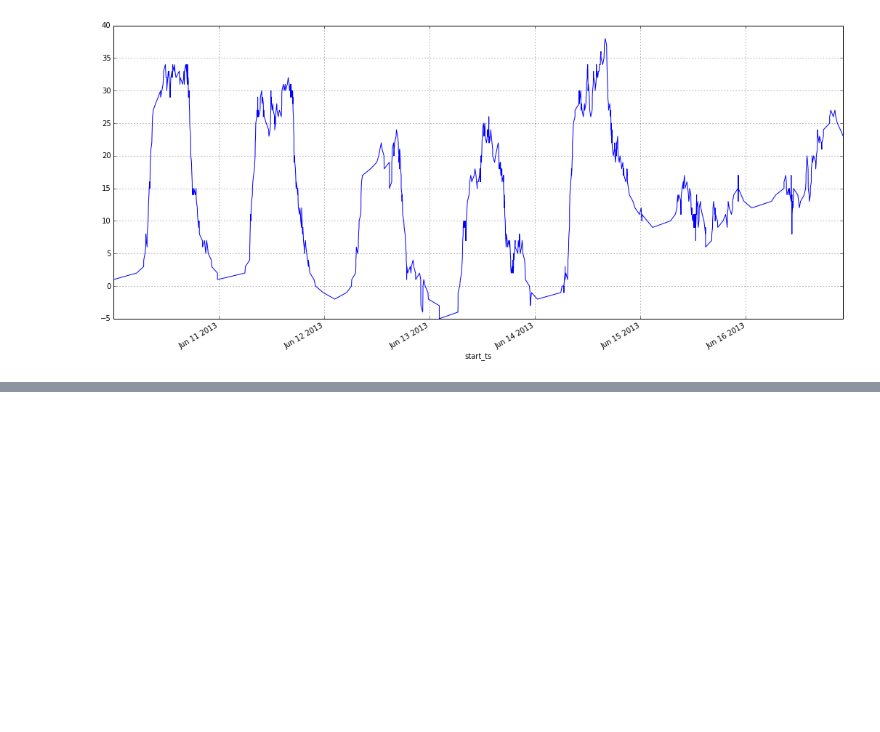
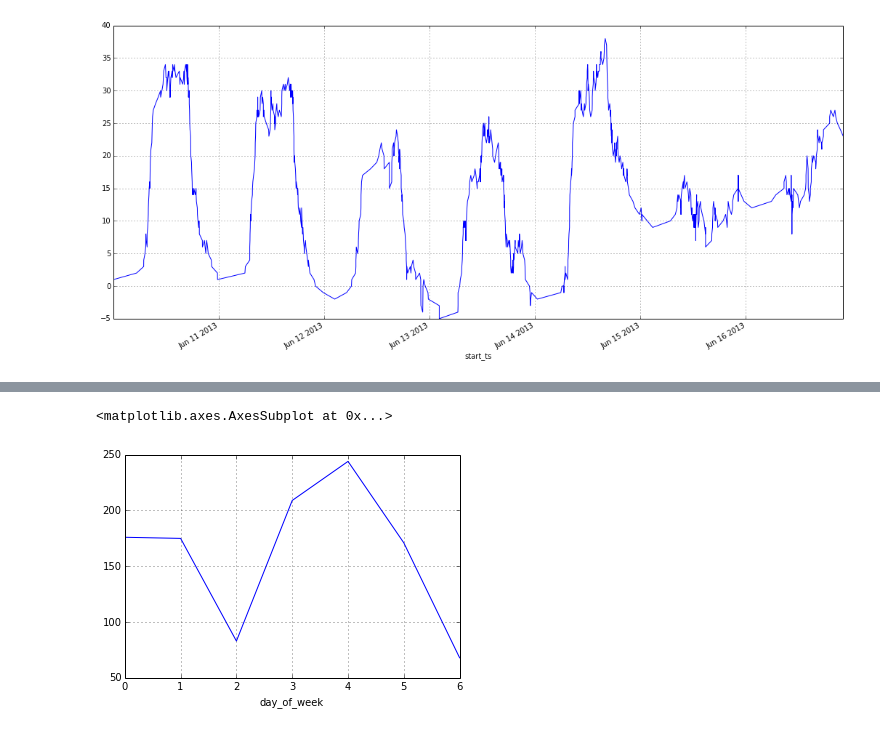
Before and after one commit to cpdean/bikes, a Jupyter notebook: notebooks/Tracking Rebalances.ipynb, the cells around one changed output, grey strips where cells are left out. Cells and saved outputs as stored; diff of their text form; code cells hidden in the pictures; blank space fills up the shorter version.

```diff
--- a/notebooks/Tracking Rebalances.ipynb
+++ b/notebooks/Tracking Rebalances.ipynb
@@ -187,0 +289,3 @@ ids_deltas["2013-06-10":"2013-06-16"].change.cumsum().plot(figsize=(18,8))
+# %%
+# we can do the same for weekdays
+ids_budget["day_of_week"] = ids_budget.index.weekday
@@ -187,0 +303,5 @@ ids_deltas["2013-06-10":"2013-06-16"].change.cumsum().plot(figsize=(18,8))
+# %%
+ids_budget.groupby("day_of_week").change.sum().plot()
+# %% [output]
+<matplotlib.axes.AxesSubplot at 0x...>
+[figure, added]
```
Also changed, not shown: parts of 12 cells of this notebook.
